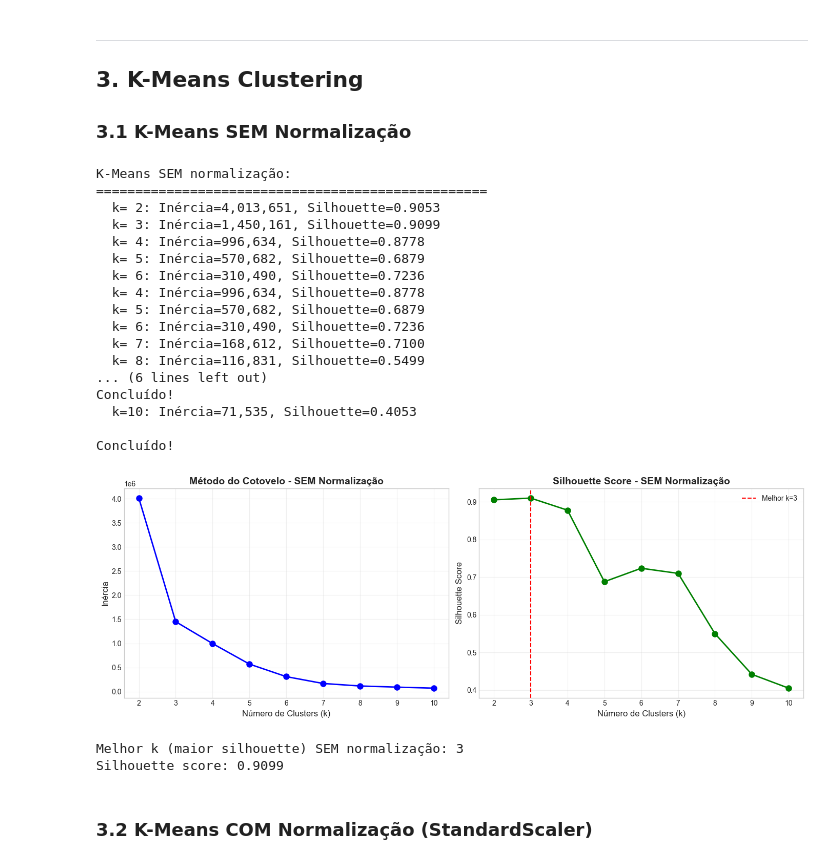
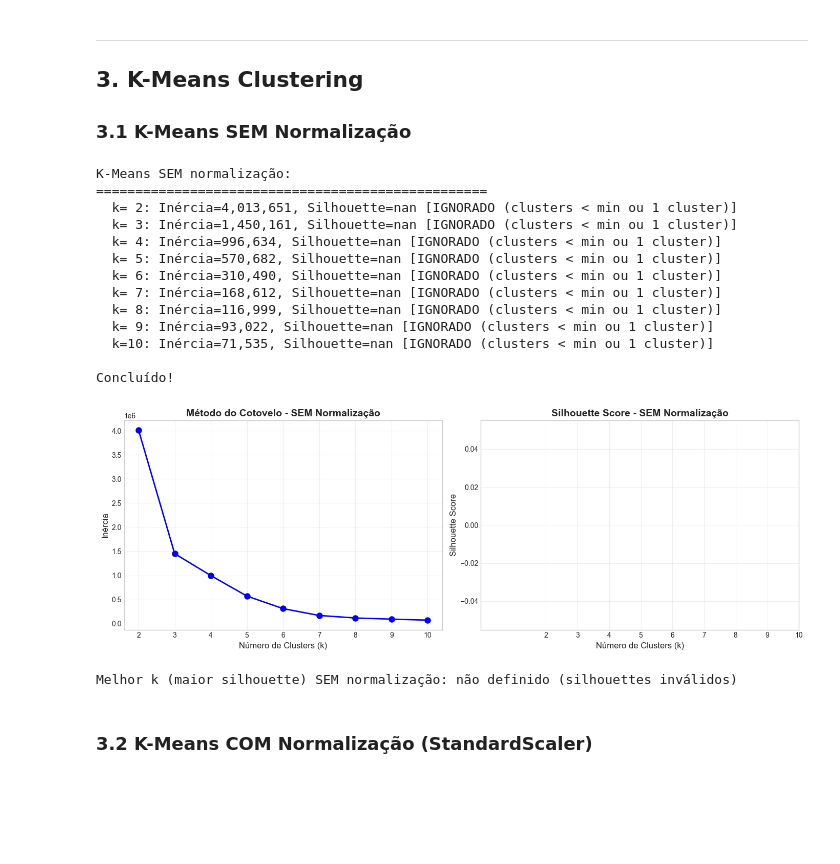
Before and after one commit to y0c0ms/IAA_MEI25, a Jupyter notebook: ProjetoFinal/03_clustering_kmeans_dbscan.ipynb, the cells around one changed output. Saved outputs shown, nothing was run; the diff lists cells and outputs as text; code cells hidden in the pictures; blank space fills up the shorter version.

Commit message:
Correções e melhorias no projeto final

```diff
--- a/ProjetoFinal/03_clustering_kmeans_dbscan.ipynb
+++ b/ProjetoFinal/03_clustering_kmeans_dbscan.ipynb
@@ -886,68 +886,76 @@ for k in k_range:
     labels = kmeans.fit_predict(X)
 
     inertia = kmeans.inertia_
-    silhouette = silhouette_score(X, labels)
+    unique, counts = np.unique(labels, return_counts=True)
+    min_size = counts.min() if len(counts) > 0 else 0
+    if len(unique) < 2 or min_size < MIN_CLUSTER_SIZE:
+        silhouette = np.nan
+    else:
+        silhouette = silhouette_score(X, labels)
 
     inertias_raw.append(inertia)
     silhouettes_raw.append(silhouette)
-
-    print(f"  k={k:2d}: Inércia={inertia:,.0f}, Silhouette={silhouette:.4f}")
+    status = "OK" if not np.isnan(silhouette) else "IGNORADO (clusters < min ou 1 cluster)"
+    print(f"  k={k:2d}: Inércia={inertia:,.0f}, Silhouette={silhouette:.4f} [{status}]")
 
 print("\nConcluído!")
 # %% [output]
 K-Means SEM normalização:
 ==================================================
-  k= 2: Inércia=4,013,651, Silhouette=0.9053
-  k= 3: Inércia=1,450,161, Silhouette=0.9099
-  k= 4: Inércia=996,634, Silhouette=0.8778
-  k= 5: Inércia=570,682, Silhouette=0.6879
-  k= 6: Inércia=310,490, Silhouette=0.7236
-  k= 4: Inércia=996,634, Silhouette=0.8778
-  k= 5: Inércia=570,682, Silhouette=0.6879
-  k= 6: Inércia=310,490, Silhouette=0.7236
-  k= 7: Inércia=168,612, Silhouette=0.7100
-  k= 8: Inércia=116,831, Silhouette=0.5499
-... (6 lines left out)
-Concluído!
-  k=10: Inércia=71,535, Silhouette=0.4053
+  k= 2: Inércia=4,013,651, Silhouette=nan [IGNORADO (clusters < min ou 1 cluster)]
+  k= 3: Inércia=1,450,161, Silhouette=nan [IGNORADO (clusters < min ou 1 cluster)]
+  k= 4: Inércia=996,634, Silhouette=nan [IGNORADO (clusters < min ou 1 cluster)]
+  k= 5: Inércia=570,682, Silhouette=nan [IGNORADO (clusters < min ou 1 cluster)]
+  k= 6: Inércia=310,490, Silhouette=nan [IGNORADO (clusters < min ou 1 cluster)]
+  k= 7: Inércia=168,612, Silhouette=nan [IGNORADO (clusters < min ou 1 cluster)]
+  k= 8: Inércia=116,999, Silhouette=nan [IGNORADO (clusters < min ou 1 cluster)]
+  k= 9: Inércia=93,022, Silhouette=nan [IGNORADO (clusters < min ou 1 cluster)]
+  k=10: Inércia=71,535, Silhouette=nan [IGNORADO (clusters < min ou 1 cluster)]
 
 Concluído!
 # %%
 # Visualizar resultados (sem normalização)
 fig, axes = plt.subplots(1, 2, figsize=(14, 5))
 
 # Gráfico do Cotovelo (Elbow)
 ax1 = axes[0]
 ax1.plot(list(k_range), inertias_raw, 'bo-', linewidth=2, markersize=8)
 ax1.set_xlabel('Número de Clusters (k)', fontsize=12)
 ax1.set_ylabel('Inércia', fontsize=12)
 ax1.set_title('Método do Cotovelo - SEM Normalização', fontsize=14, fontweight='bold')
 ax1.set_xticks(list(k_range))
 ax1.grid(True, alpha=0.3)
 
 # Gráfico do Silhouette
 ax2 = axes[1]
 ax2.plot(list(k_range), silhouettes_raw, 'go-', linewidth=2, markersize=8)
 ax2.set_xlabel('Número de Clusters (k)', fontsize=12)
 ax2.set_ylabel('Silhouette Score', fontsize=12)
 ax2.set_title('Silhouette Score - SEM Normalização', fontsize=14, fontweight='bold')
 ax2.set_xticks(list(k_range))
 ax2.grid(True, alpha=0.3)
 
-# Marcar o melhor k
-best_k_raw = list(k_range)[np.argmax(silhouettes_raw)]
-ax2.axvline(best_k_raw, color='red', linestyle='--', label=f'Melhor k={best_k_raw}')
+# Marcar o melhor k apenas quando há silhouettes válidos
+valid_raw = [(k, s) for k, s in zip(k_range, silhouettes_raw) if not np.isnan(s)]
+if valid_raw:
+    best_k_raw, best_silhouette_raw = max(valid_raw, key=lambda x: x[1])
+    ax2.axvline(best_k_raw, color='red', linestyle='--', label=f'Melhor k={best_k_raw}')
+else:
+    best_k_raw, best_silhouette_raw = None, np.nan
+
 ax2.legend()
 
 plt.tight_layout()
 plt.show()
 
-print(f"\nMelhor k (maior silhouette) SEM normalização: {best_k_raw}")
-print(f"Silhouette score: {max(silhouettes_raw):.4f}")
+if best_k_raw is not None:
+    print(f"\nMelhor k (maior silhouette) SEM normalização: {best_k_raw}")
+    print(f"Silhouette score: {best_silhouette_raw:.4f}")
+else:
+    print("\nMelhor k (maior silhouette) SEM normalização: não definido (silhouettes inválidos)")
 # %% [output]
-[figure, old version]
+[figure, new version]
-Melhor k (maior silhouette) SEM normalização: 3
-Silhouette score: 0.9099
+Melhor k (maior silhouette) SEM normalização: não definido (silhouettes inválidos)
 # %% [markdown]
 ### 3.2 K-Means COM Normalização (StandardScaler)
 # %%
```
Also changed, not shown: parts of 10 cells of this notebook, 5 other files.
